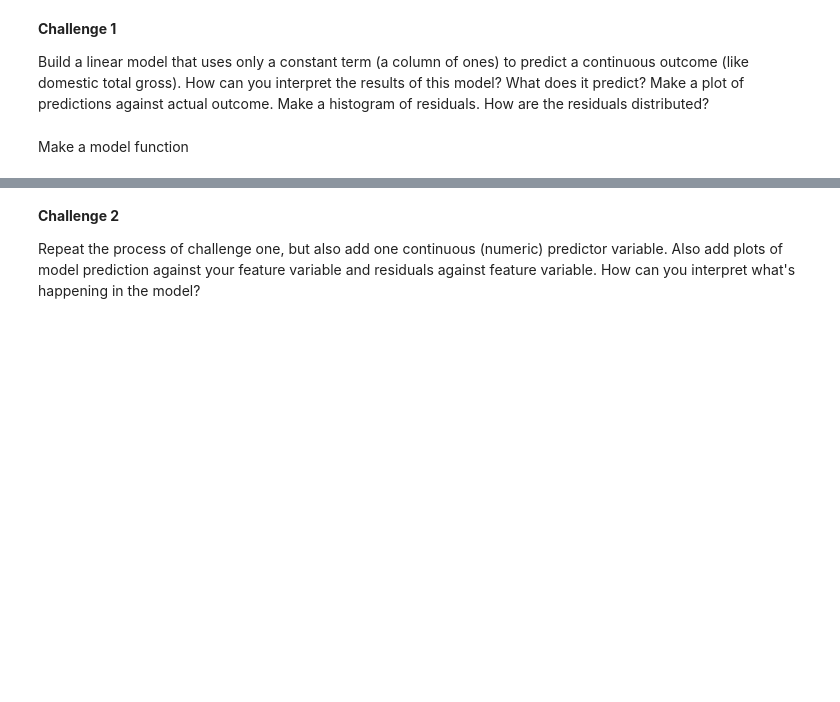
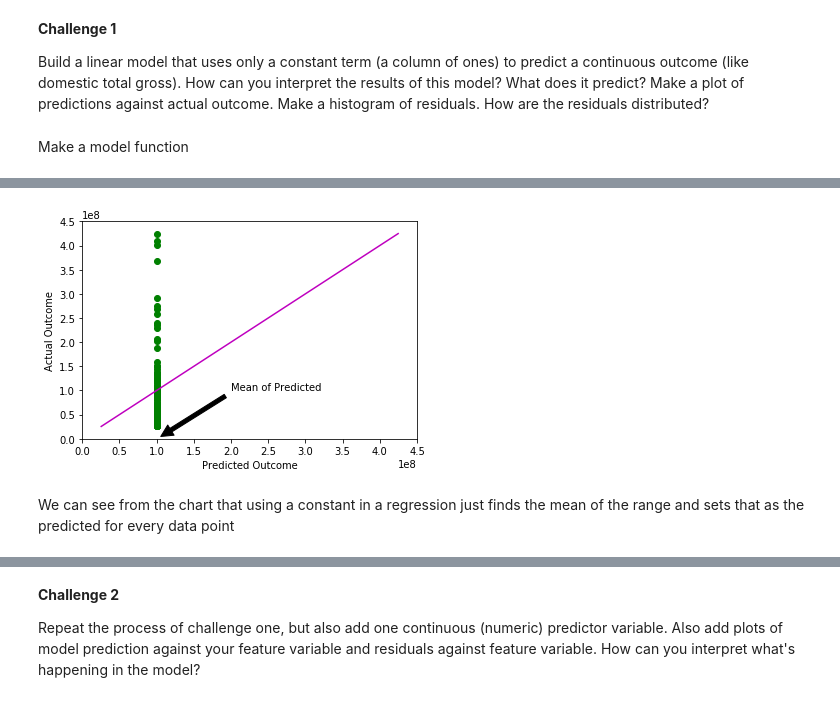
Before and after one commit to bfitzpa5/Metis_Challenges, a Jupyter notebook: 05-linear_splitting/challenge_set_5_brendan.ipynb, the cells around one changed output, grey strips where cells are left out. Drawn from its saved outputs; the diff is of its cells as text; code cells hidden in the pictures; blank space fills up the shorter version.

```diff
--- a/05-linear_splitting/challenge_set_5_brendan.ipynb
+++ b/05-linear_splitting/challenge_set_5_brendan.ipynb
@@ -95,8 +95,21 @@ OLS Regression Results
 | Prob(Omnibus): | 0.000 | Jarque-Bera (JB): | 125.961 |
 | Skew: | 1.985 | Prob(JB): | 4.45e-28 |
 | Kurtosis: | 6.804 | Cond. No. | 1.00 |
-# %%
-def plot_predictions(X, Y, model):
-    plt.plot(df[X], y="DomesticTotalGross")
-# %%
-df['constantPredict'] = model1.predict(df.ones)
+# %%
+def plot_predictions(X, Y, model):
+    fig = plt.figure()
+    plt.plot(model.predict(X), Y, "go")
+    plt.plot(Y, Y, "m")
+    plt.xlabel("Predicted Outcome")
+    plt.ylabel("Actual Outcome")
+    plt.axis([0, 450000000,0, 450000000])
+    plt.annotate('Mean of Predicted', xy=(np.mean(Y),0), xytext=(200000000, 100000000),
+            arrowprops=dict(facecolor='black', shrink=0.05),
+            )
+    plt.show()
+# %%
+plot_predictions(df.ones, df.DomesticTotalGross, model1)
+# %% [output]
+[figure, added]
+# %% [markdown]
+We can see from the chart that using a constant in a regression just finds the mean of the range and sets that as the predicted for every data point
```
Also changed, not shown: parts of 20 cells of this notebook.
